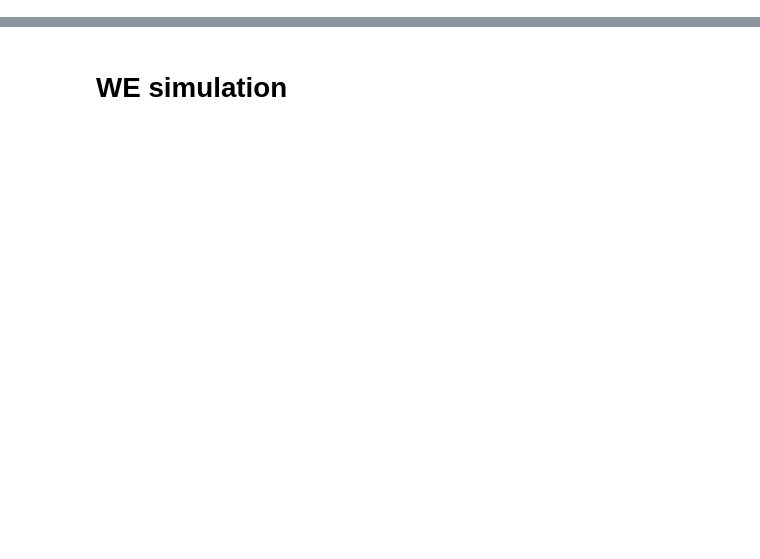
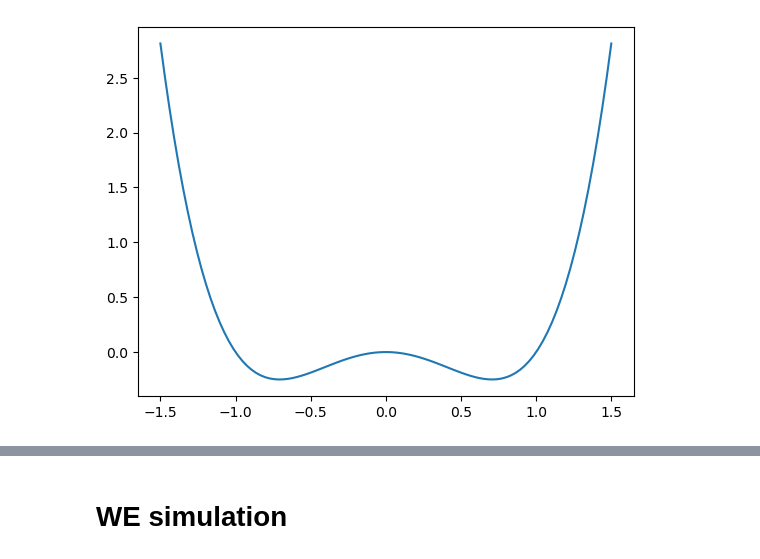
Before and after one commit to JonathanHB/sampling-methods, a Jupyter notebook: testing_v2.ipynb, the cells around one changed output, grey strips where cells are left out. Cells and saved outputs as stored; diff of their text form; code cells hidden in the pictures; blank space fills up the shorter version.

```diff
--- a/testing_v2.ipynb
+++ b/testing_v2.ipynb
@@ -5,6 +5,7 @@ import long_simulation
 import weighted_ensemble_2
 import numpy as np
 import MSM_methods
+import analysis
 
 import matplotlib.pyplot as plt
 import importlib
@@ -20,5 +21,5 @@ def ps(x):
 kT = 1
 dt = 0.001
 system1 = energy_landscapes.unit_double_well()
-#system1.plot_quantity(system1.potential)
+system1.plot_quantity(system1.potential)
 # %% [output]
@@ -27 +26,2 @@ Intel MKL WARNING: Support of Intel(R) Streaming SIMD Extensions 4.2 (Intel(R) S
+[figure, added]
 # %%
```
Also changed, not shown: parts of 6 cells of this notebook, 8 other files.
